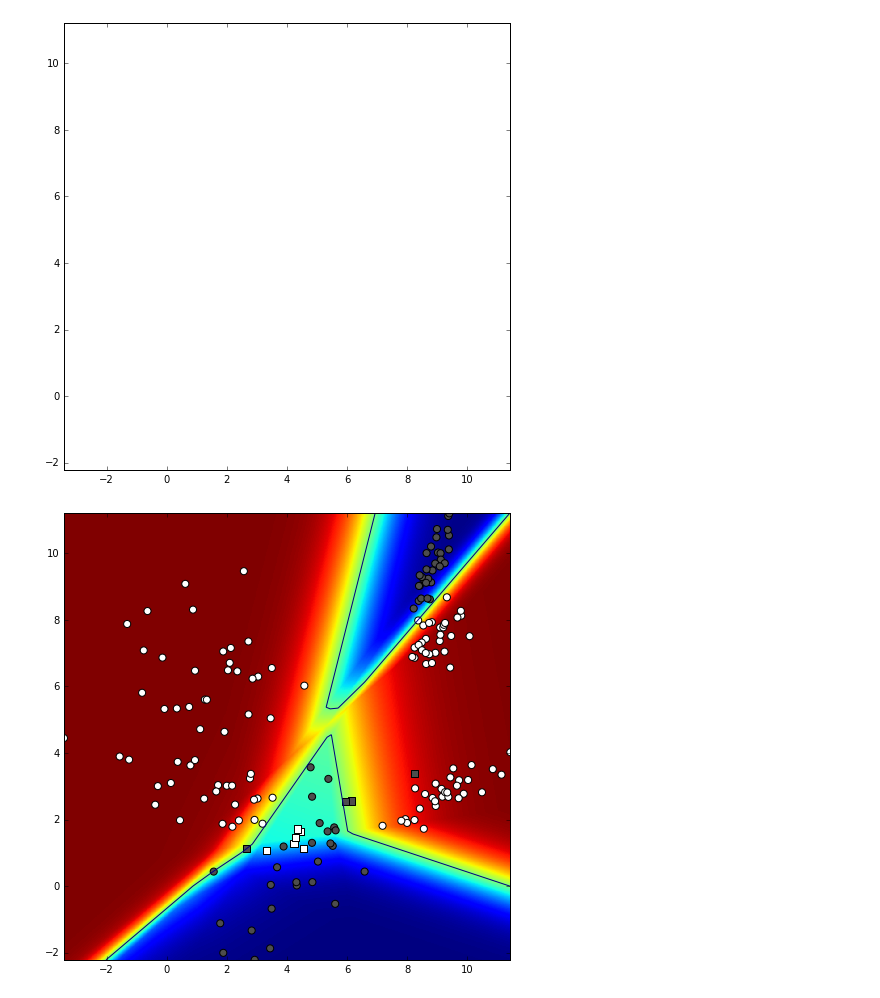
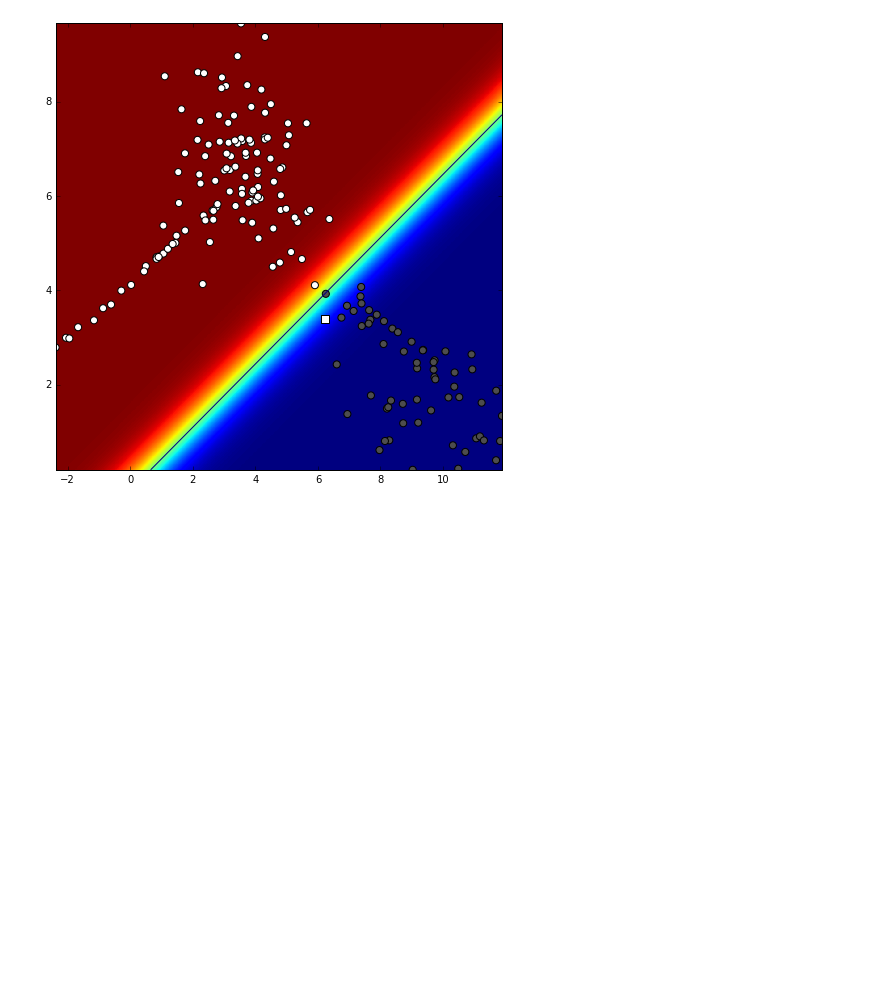
Before and after one commit to Mungosin/DeepLearning, a Jupyter notebook: Lab1/Lab1.ipynb, the cells around one changed output. Cells and saved outputs as stored; diff of their text form; code cells hidden in the pictures; blank space fills up the shorter version.

```diff
--- a/Lab1/Lab1.ipynb
+++ b/Lab1/Lab1.ipynb
@@ -437,21 +155,23 @@ class KSVMWrap:
 # %%
+from tf_logreg import TFLogreg
+C=2
+#seed = np.random.randint(0,500000)
+#print seed
+np.random.seed(2612)
+#306285
+#423245
+# layers = [2,10,10,2]
+input_data, expected_output = sample_gmm_2d(6,C,30)
+
+tfLog = TFLogreg(2,C)
+# tfLog = TFDeep(layers,param_delta=0.01,param_lambda=0.01,activation=tf.nn.relu,std=0.1)
+tfLog.train(input_data,labels_to_one_hot(expected_output,C),30000,print_every=2500)
+decfun = predict_c1_class_tf(input_data)
+
 def predict_c1_class_tf(X):
     def classify(X):
         return tfLog.eval(X)[:,1]
     return classify
-C=2
-#seed = np.random.randint(0,500000)
-#print seed
-np.random.seed(423245)
-#306285
-#423245
-layers = [2,10,10,2]
-input_data, expected_output = sample_gmm_2d(6,C,30)
-
-# tfLog = TFLogreg(2,C)
-tfLog = TFDeep(layers,param_delta=0.01,param_lambda=0.01,activation=tf.nn.relu,std=0.1)
-tfLog.train(input_data,labels_to_one_hot(expected_output,C),30000,print_every=2500)
-decfun = predict_c1_class_tf(input_data)
 
 # evaluate the model on the train set
 probs = tfLog.eval(input_data)
@@ -516,2 +236 @@ AP_c1
-[figure, old version]
+[figure, new version]
-[figure, removed]
```
Also changed, not shown: parts of 15 cells of this notebook, 18 other files.
